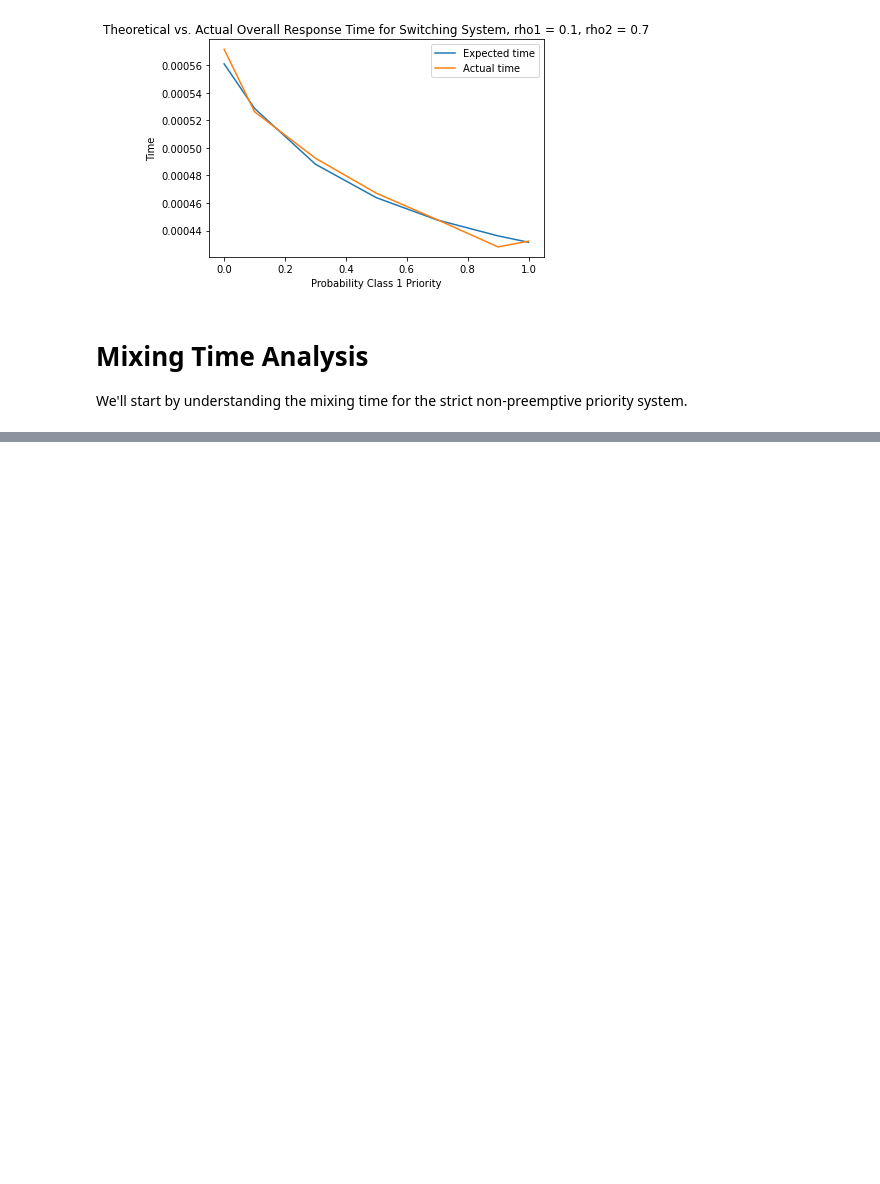
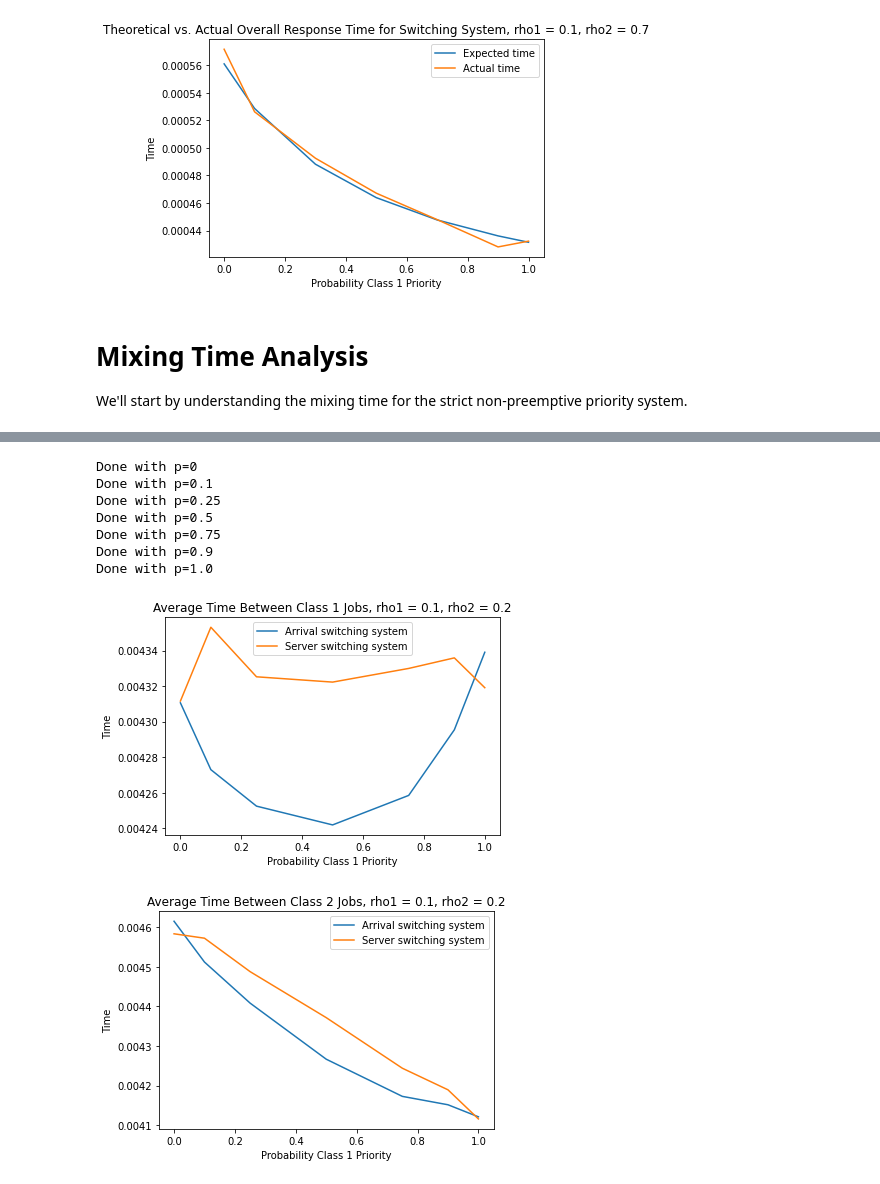
Before and after one commit to vchowdhary/HybridPrioritySimulations, a Jupyter notebook: plots.ipynb, the cells around one changed output, grey strips where cells are left out. Saved outputs shown, nothing was run; the diff lists cells and outputs as text; code cells hidden in the pictures; blank space fills up the shorter version.

Commit message:
Added plots to compare switching and BP mixing times empirically

```diff
--- a/plots.ipynb
+++ b/plots.ipynb
@@ -440,6 +440,6 @@ from simulate import run_np_basic
 mu1 = 2000
 mu2 = 1000
 for (rho1, rho2) in [(0.1, 0.2), (0.2, 0.1), (0.4, 0.3), (0.4, 0.5)]:
-    expectedMT1, actualMT1, expectedMT2, actualMT2 = run_np_basic(500, 1000, rho1*mu1, rho2*mu2, mu1, mu2, False)
+    expectedMT1, actualMT1, expectedMT2, actualMT2 = run_np_basic(800, 1000, rho1*mu1, rho2*mu2, mu1, mu2, False)
     print("Rho1: {}\t Rho2: {}\t Expected MT1: {:.6f}\t Actual MT1: {:.6f}\t Expected MT2: {:.6f}\t Actual MT2: {:.6f}".format(rho1, rho2, expectedMT1, actualMT1, expectedMT2, actualMT2))
 # %% [output]
@@ -446,0 +453,10 @@ TypeError: run_np_basic() got an unexpected keyword argument 'verbose'
+# %%
+from simulate import run_switching_np, run_bp_np
+mu1 = 2000
+mu2 = 1000
+for (rho1, rho2) in [(0.1, 0.2), (0.2, 0.1), (0.4, 0.3), (0.4, 0.5)]:
+    for p in [0, 0.25, 0.5, 0.75, 1.0]:
+        arr_MT1, arr_MT2 = run_switching_np(500, 1000, rho1*mu1, rho2*mu2, mu1, mu2, p, False)
+        bp_MT1, bp_MT2 = run_bp_np(500, 1000, rho1*mu1, rho2*mu2, mu1, mu2, p, False)
+
+        print("Rho1: {}  Rho2: {}   p: {}   Arrival MT1: {:.5f}\t BP MT1: {:.5f}\t Arrival MT2: {:.5f}\t BP MT2: {:.5f}".format(rho1, rho2, p, arr_MT1, bp_MT1, arr_MT2, bp_MT2))
@@ -446,0 +517,12 @@ TypeError: run_np_basic() got an unexpected keyword argument 'verbose'
+# %%
+make_mixing_time_plots(400, 1000, 0.1, 0.2, 2000, 1000)
+# %% [output]
+Done with p=0
+Done with p=0.1
+Done with p=0.25
+Done with p=0.5
+Done with p=0.75
+Done with p=0.9
+Done with p=1.0
+[figure, added]
+[figure, added]
```
Also changed, not shown: parts of 6 cells of this notebook, 4 other files.
